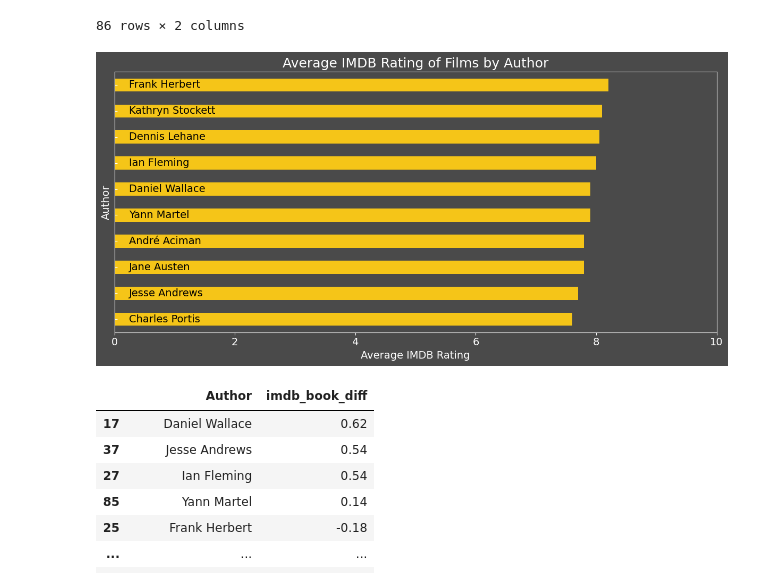
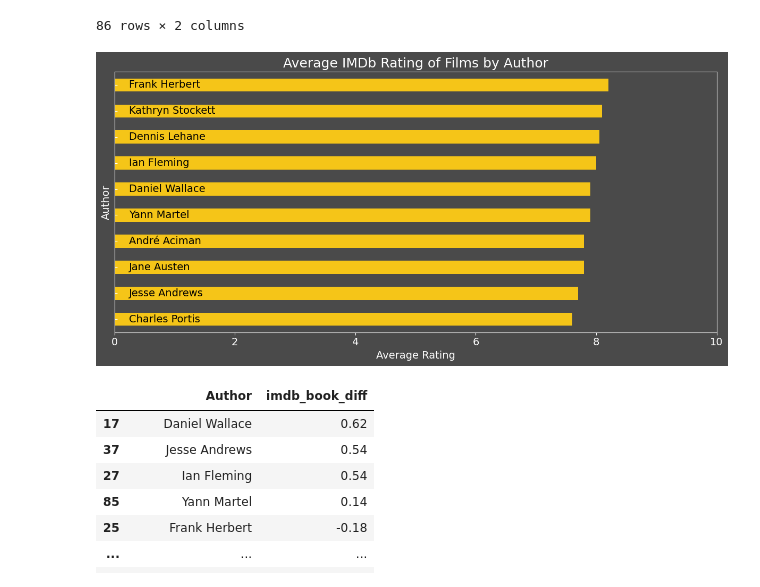
Before and after one commit to BigECire/eric-capstone, a Jupyter notebook: notebooks/Untitled.ipynb, the cells around one changed output. Cells and saved outputs as stored; diff of their text form; code cells hidden in the pictures.

```diff
--- a/notebooks/Untitled.ipynb
+++ b/notebooks/Untitled.ipynb
@@ -912,21 +912,21 @@ Author_imdb
 # %%
 fig, ax = plt.subplots()
 fig.patch.set_facecolor(color_palette['background'])
 Author_imdb.head(10)[::-1].plot(x='Author', y='imdb_rating', kind = 'barh', color = color_palette['imdb'], figsize=(12, 6), legend=False, ax=ax)
-plt.title('Average IMDB Rating of Films by Author', fontsize = 18, color =  color_palette['lines'])
+plt.title('Average IMDb Rating of Films by Author', fontsize = 18, color =  color_palette['lines'])
 ax.set_facecolor(color_palette['background'])
 ax.set_xlim(0, 10)
-plt.xlabel('Average IMDB Rating', color =  color_palette['lines'], fontsize = 14)
+plt.xlabel('Average Rating', color =  color_palette['lines'], fontsize = 14)
 plt.ylabel('Author', color =  color_palette['lines'], fontsize = 14)
 ax.spines[["bottom","left","top","right"]].set_color(color_palette['lines'])
 ax.set_yticklabels(ax.get_yticklabels(), ha='left', va='center', fontsize = 14)
 ax.set_xticklabels(ax.get_xticklabels(), fontsize = 14)
 ax.tick_params(axis='y', pad=-20, direction='in', color =  color_palette['lines'])
 ax.tick_params(axis='x', color =  color_palette['lines'], labelcolor=color_palette['lines'])
 plt.tight_layout();
 plt.savefig("../images/Average_IMDB_Rating_of_Films_by_Authors.png", dpi=300, bbox_inches='tight')
 # %% [output]
-[figure, old version]
+[figure, new version]
 # %%
 Author_diff = small_list.groupby('Author', as_index=False).imdb_book_diff.mean().sort_values(by=['imdb_book_diff'], ascending=False)
 Author_diff
```
Also changed, not shown: parts of 2 cells of this notebook, 4 other files.
